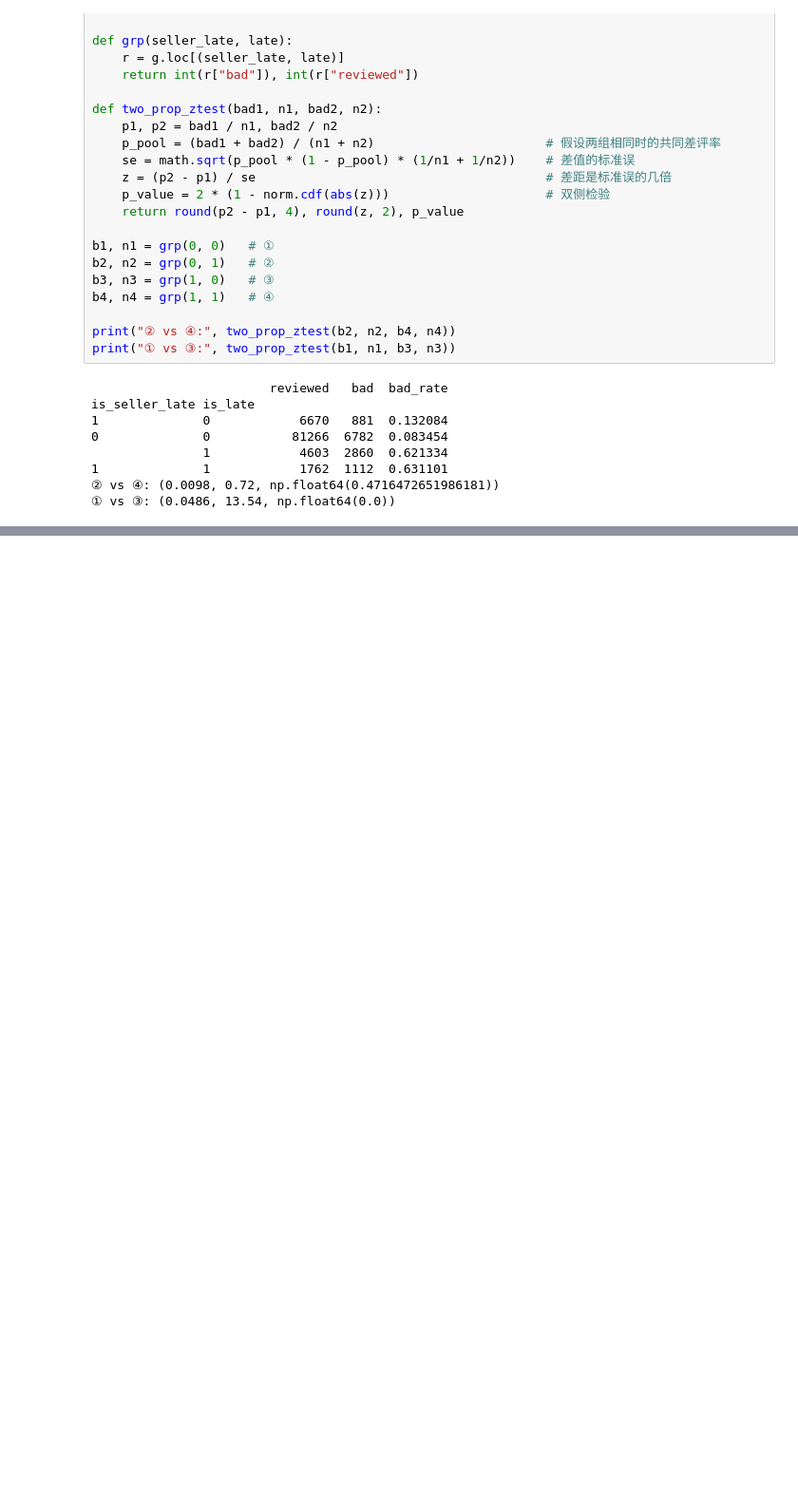
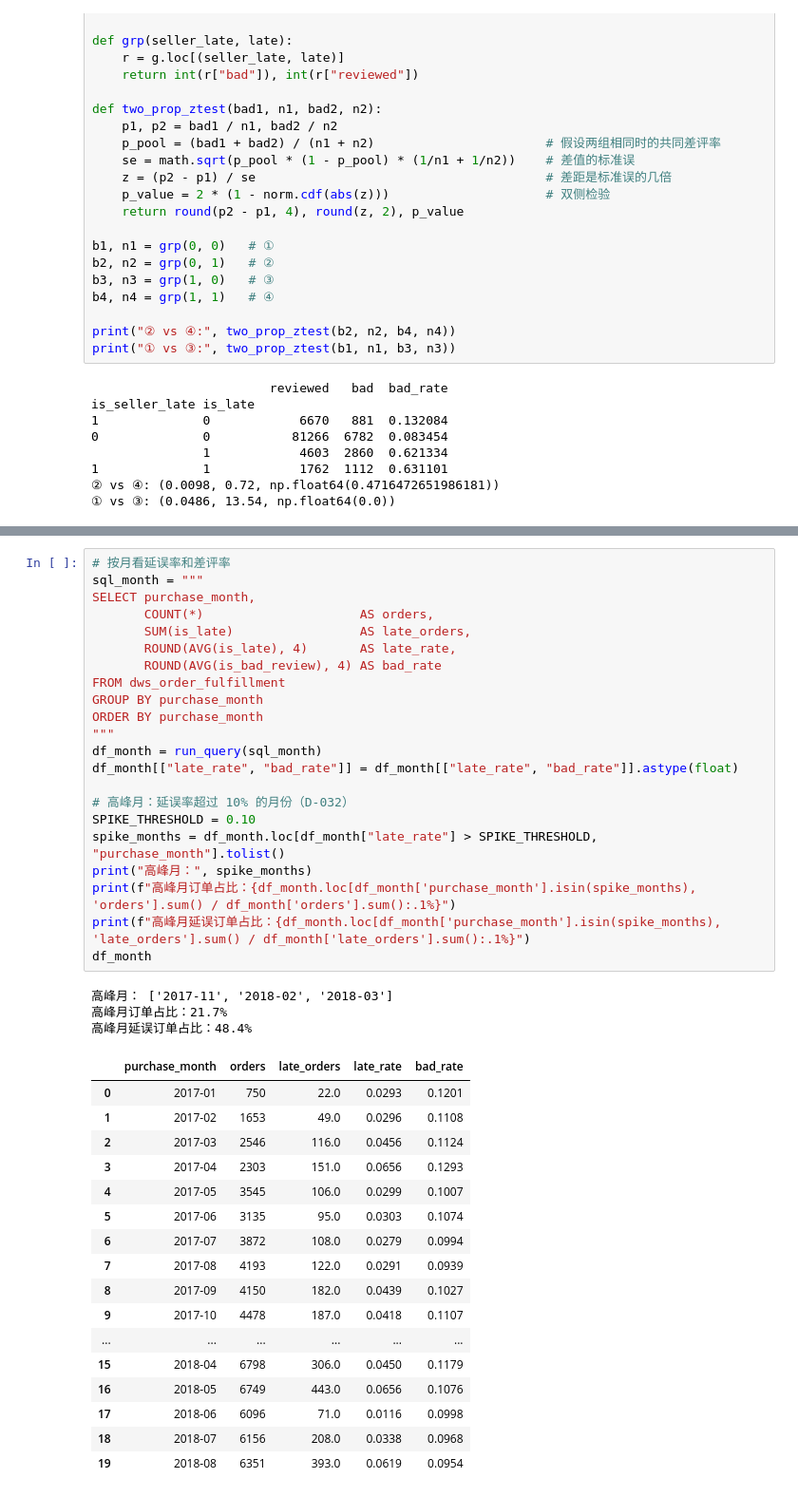
Before and after one commit to LeeMichael-L/olist-analytics, a Jupyter notebook: python/m3_fulfillment.ipynb, the cells around one changed output, grey strips where cells are left out. Shown at 95% size. Drawn from its saved outputs; the diff is of its cells as text; blank space fills up the shorter version.

```diff
--- a/python/m3_fulfillment.ipynb
+++ b/python/m3_fulfillment.ipynb
@@ -459,0 +464,43 @@ is_seller_late is_late
+# %%
+# 按月看延误率和差评率
+sql_month = """
+SELECT purchase_month,
+       COUNT(*)                     AS orders,
+       SUM(is_late)                 AS late_orders,
+       ROUND(AVG(is_late), 4)       AS late_rate,
+       ROUND(AVG(is_bad_review), 4) AS bad_rate
+FROM dws_order_fulfillment
+GROUP BY purchase_month
+ORDER BY purchase_month
+"""
+df_month = run_query(sql_month)
+df_month[["late_rate", "bad_rate"]] = df_month[["late_rate", "bad_rate"]].astype(float)
+
+# 高峰月：延误率超过 10% 的月份（D-032）
+SPIKE_THRESHOLD = 0.10
+spike_months = df_month.loc[df_month["late_rate"] > SPIKE_THRESHOLD, "purchase_month"].tolist()
+print("高峰月：", spike_months)
+print(f"高峰月订单占比：{df_month.loc[df_month['purchase_month'].isin(spike_months), 'orders'].sum() / df_month['orders'].sum():.1%}")
+print(f"高峰月延误订单占比：{df_month.loc[df_month['purchase_month'].isin(spike_months), 'late_orders'].sum() / df_month['late_orders'].sum():.1%}")
+df_month
+# %% [output]
+高峰月： ['2017-11', '2018-02', '2018-03']
+高峰月订单占比：21.7%
+高峰月延误订单占比：48.4%
+|  | purchase_month | orders | late_orders | late_rate | bad_rate |
+| 0 | 2017-01 | 750 | 22.0 | 0.0293 | 0.1201 |
+| 1 | 2017-02 | 1653 | 49.0 | 0.0296 | 0.1108 |
+| 2 | 2017-03 | 2546 | 116.0 | 0.0456 | 0.1124 |
+| 3 | 2017-04 | 2303 | 151.0 | 0.0656 | 0.1293 |
+| 4 | 2017-05 | 3545 | 106.0 | 0.0299 | 0.1007 |
+| 5 | 2017-06 | 3135 | 95.0 | 0.0303 | 0.1074 |
+| 6 | 2017-07 | 3872 | 108.0 | 0.0279 | 0.0994 |
+| 7 | 2017-08 | 4193 | 122.0 | 0.0291 | 0.0939 |
+| 8 | 2017-09 | 4150 | 182.0 | 0.0439 | 0.1027 |
+| 9 | 2017-10 | 4478 | 187.0 | 0.0418 | 0.1107 |
+| ... | ... | ... | ... | ... | ... |
+| 15 | 2018-04 | 6798 | 306.0 | 0.0450 | 0.1179 |
+| 16 | 2018-05 | 6749 | 443.0 | 0.0656 | 0.1076 |
+| 17 | 2018-06 | 6096 | 71.0 | 0.0116 | 0.0998 |
+| 18 | 2018-07 | 6156 | 208.0 | 0.0338 | 0.0968 |
+| 19 | 2018-08 | 6351 | 393.0 | 0.0619 | 0.0954 |
```
Also changed, not shown: parts of 12 cells of this notebook, 13 other files.
